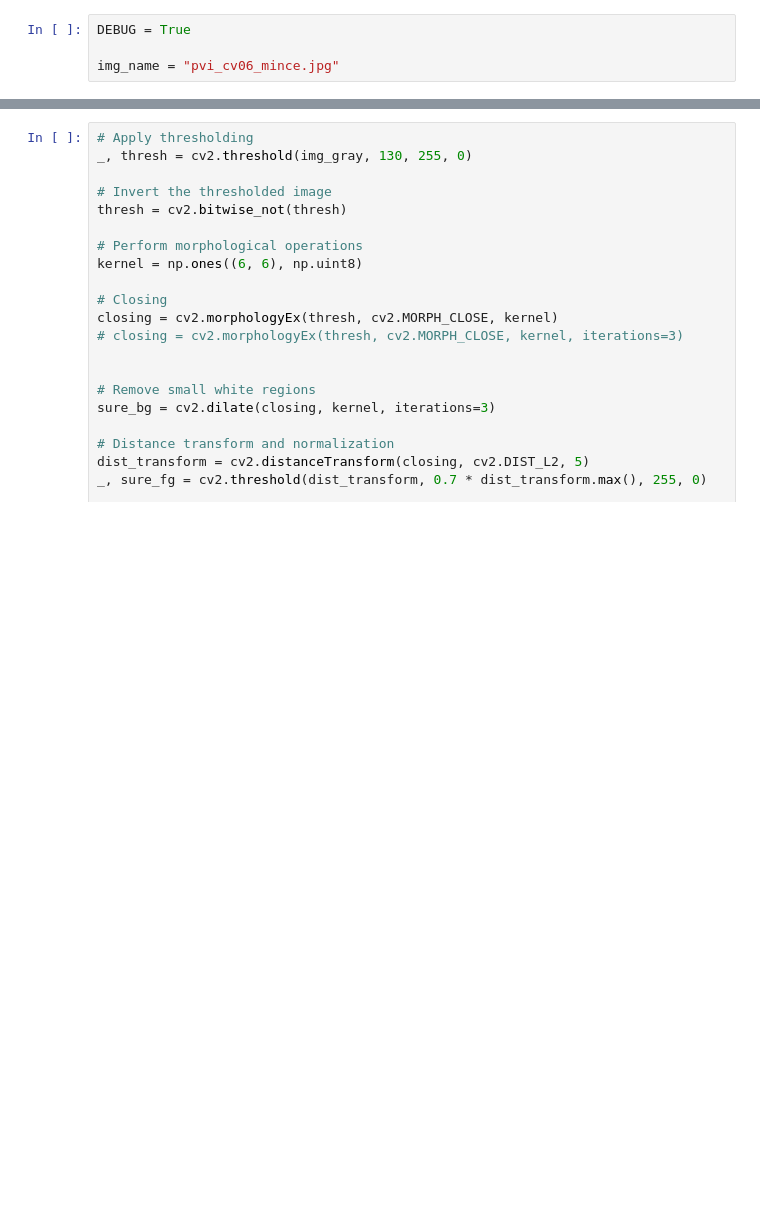
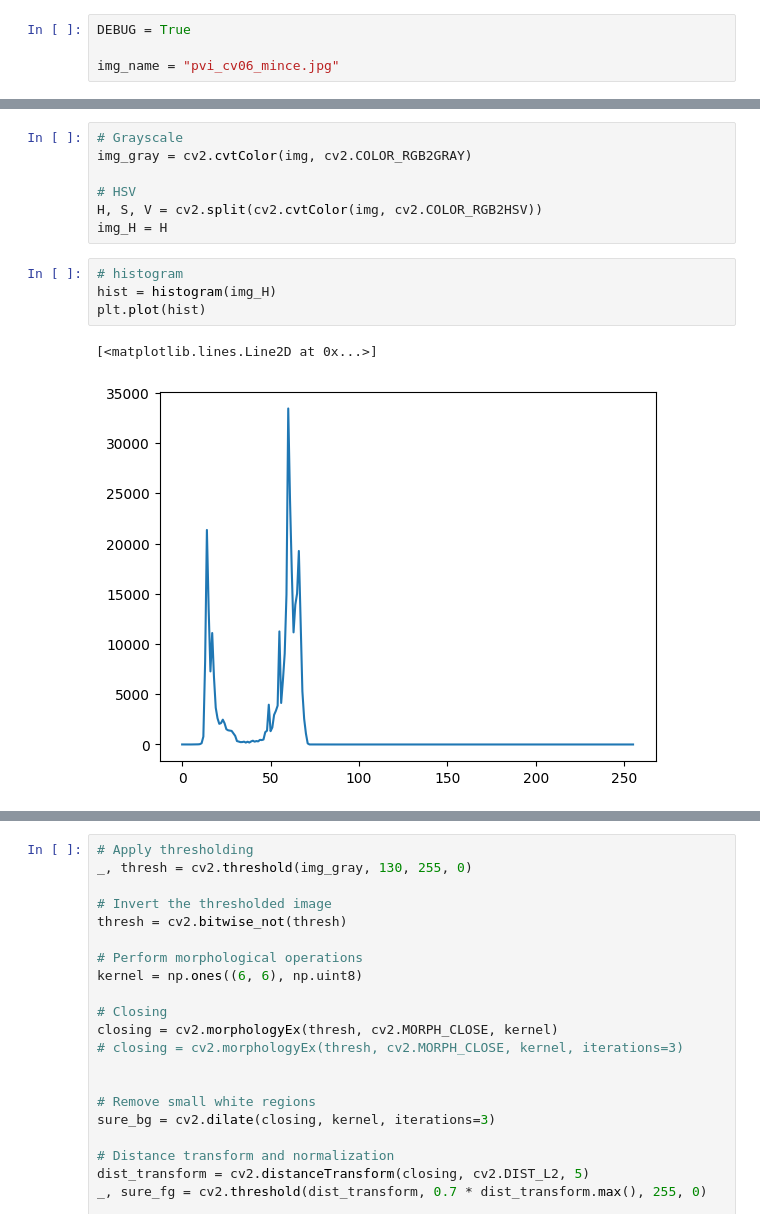
Before and after one commit to TUL-IT-2020/PVI-Pocitacove_videni, a Jupyter notebook: cviceni/cv06/cv06.ipynb, the cells around one changed output, grey strips where cells are left out. Cells and saved outputs as stored; diff of their text form; blank space fills up the shorter version.

```diff
--- a/cviceni/cv06/cv06.ipynb
+++ b/cviceni/cv06/cv06.ipynb
@@ -78,0 +89,14 @@ img_gray = cv2.cvtColor(img, cv2.COLOR_RGB2GRAY)
+# %%
+# Grayscale
+img_gray = cv2.cvtColor(img, cv2.COLOR_RGB2GRAY)
+
+# HSV
+H, S, V = cv2.split(cv2.cvtColor(img, cv2.COLOR_RGB2HSV))
+img_H = H
+# %%
+# histogram
+hist = histogram(img_H)
+plt.plot(hist)
+# %% [output]
+[<matplotlib.lines.Line2D at 0x...>]
+[figure, added]
```
Also changed, not shown: parts of 10 cells of this notebook.
